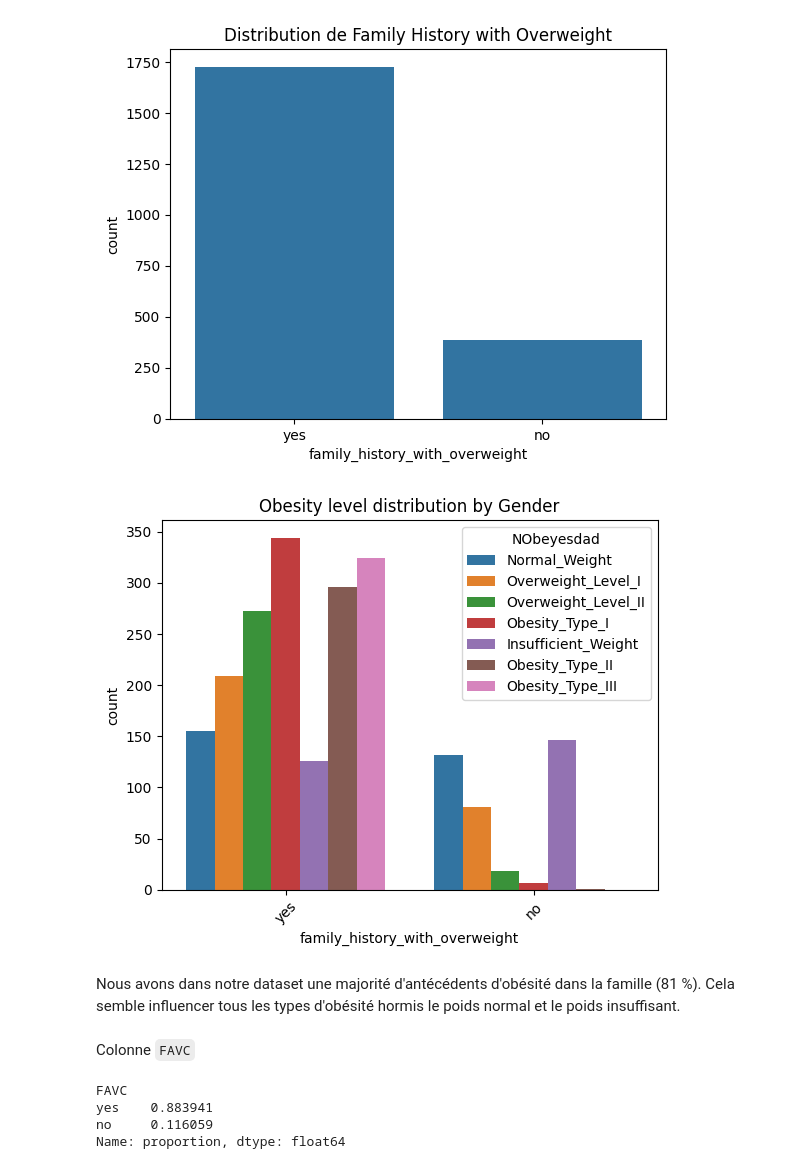
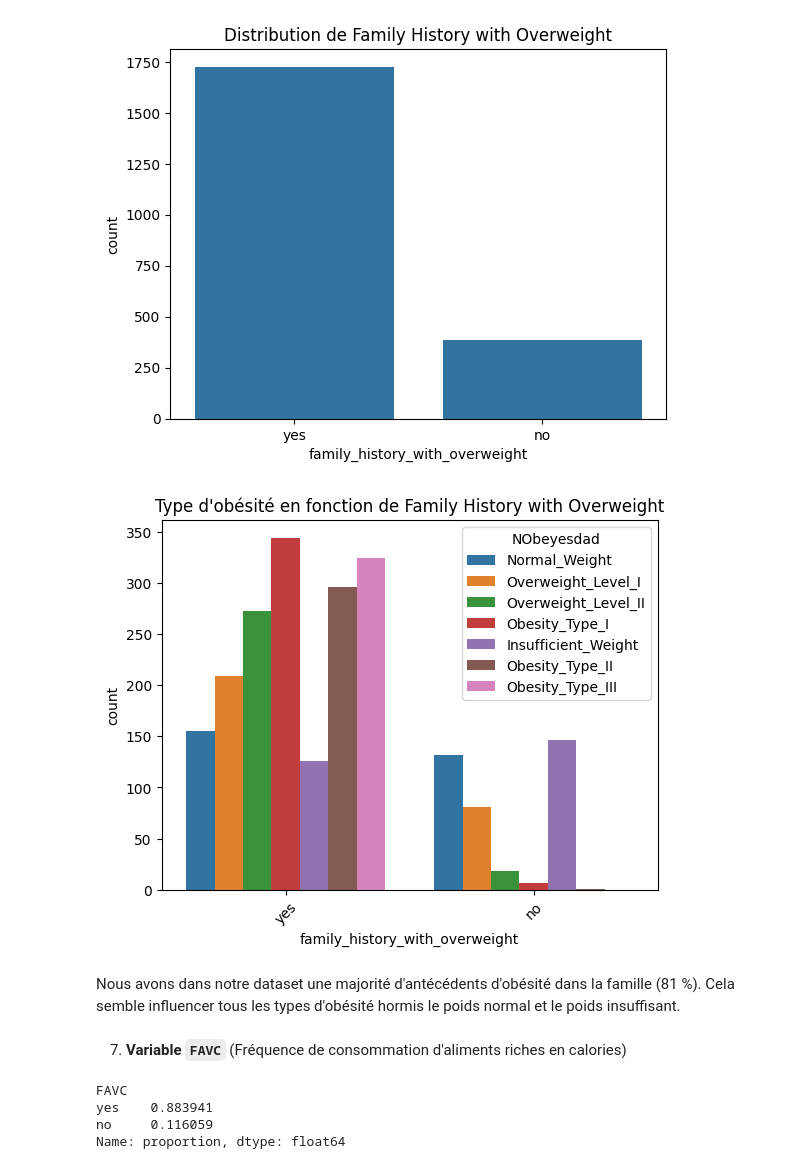
Before and after one commit to anthonybnl/projet-ml, a Jupyter notebook: notebook.ipynb, the cells around one changed output. Cells and saved outputs as stored; diff of their text form; code cells hidden in the pictures.

```diff
--- a/notebook.ipynb
+++ b/notebook.ipynb
@@ -275,15 +276,15 @@ plt.show()
 [figure]
 # %%
 sns.countplot(data=df, x="family_history_with_overweight", hue="NObeyesdad")
-plt.title("Obesity level distribution by Gender")
+plt.title("Type d'obésité en fonction de Family History with Overweight")
 plt.xticks(rotation=45)
 plt.show()
 # %% [output]
-[figure, old version]
+[figure, new version]
 # %% [markdown]
 Nous avons dans notre dataset une majorité d'antécédents d'obésité dans la famille (81 %). Cela semble influencer tous les types d'obésité hormis le poids normal et le poids insuffisant.
 # %% [markdown]
-Colonne `FAVC`
+7. **Variable `FAVC`** (Fréquence de consommation d'aliments riches en calories)
 # %%
 df['FAVC'].value_counts(normalize=True)
 # %% [output]
```
Also changed, not shown: parts of 29 cells of this notebook, 1 other file.
